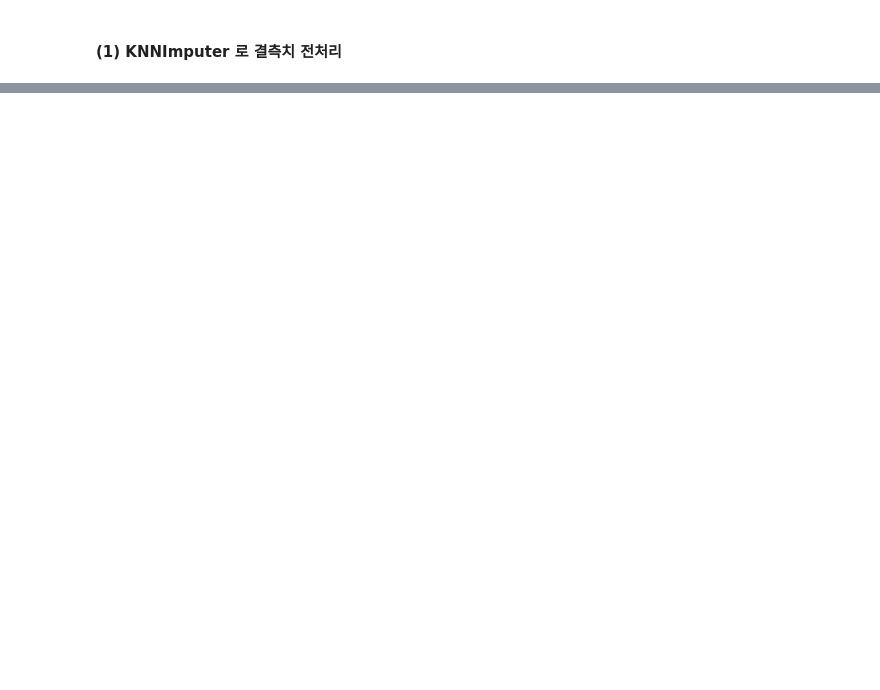
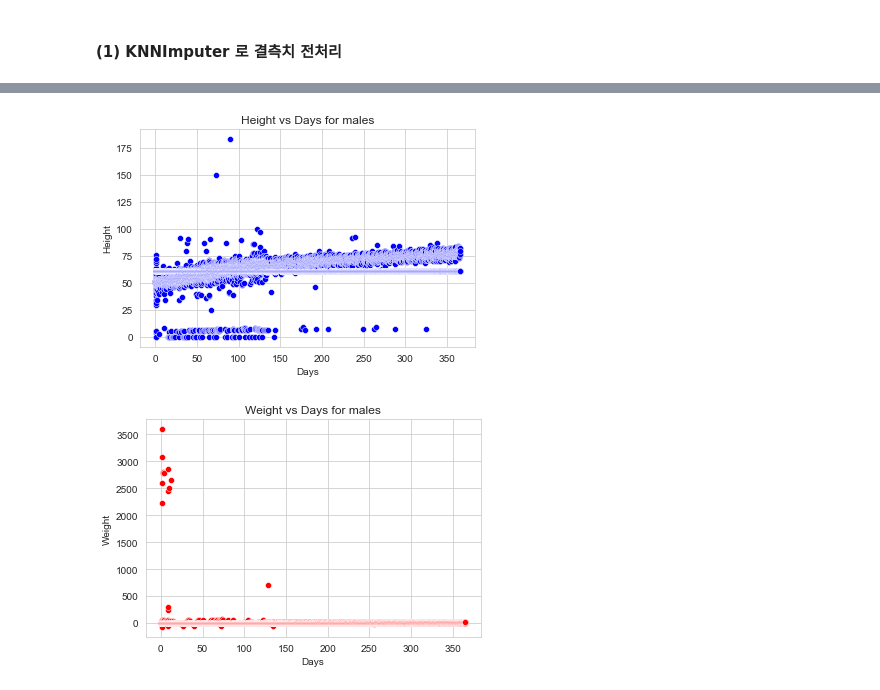
Before and after one commit to ChoKwonHwi/Capston_Project, a Jupyter notebook: babyinfo.ipynb, the cells around one changed output, grey strips where cells are left out. Drawn from its saved outputs; the diff is of its cells as text; code cells hidden in the pictures; blank space fills up the shorter version.

```diff
--- a/babyinfo.ipynb
+++ b/babyinfo.ipynb
@@ -240,0 +342,17 @@ baby_growth_df[['days', 'gender_F', 'gender_M', 'height', 'weight']] = baby_grow
+# %%
+sns.set_style('whitegrid')
+
+sns.scatterplot(x='days', y='height', data=male_df, color='blue')
+plt.title('Height vs Days for males')
+plt.xlabel('Days')
+plt.ylabel('Height')
+plt.show()
+
+sns.scatterplot(x='days', y='weight', data=male_df, color='red')
+plt.title('Weight vs Days for males')
+plt.xlabel('Days')
+plt.ylabel('Weight')
+plt.show()
+# %% [output]
+[figure, added]
+[figure, added]
```
Also changed, not shown: parts of 46 cells of this notebook.
